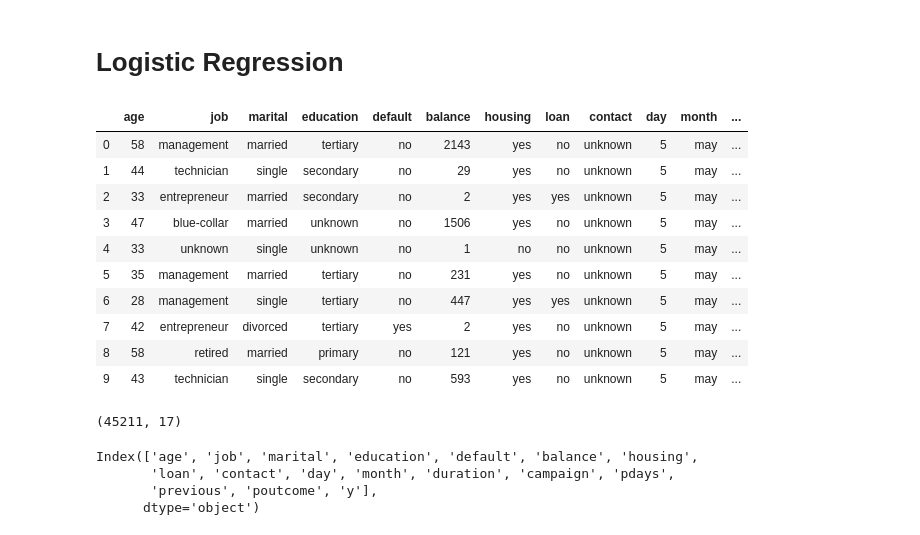
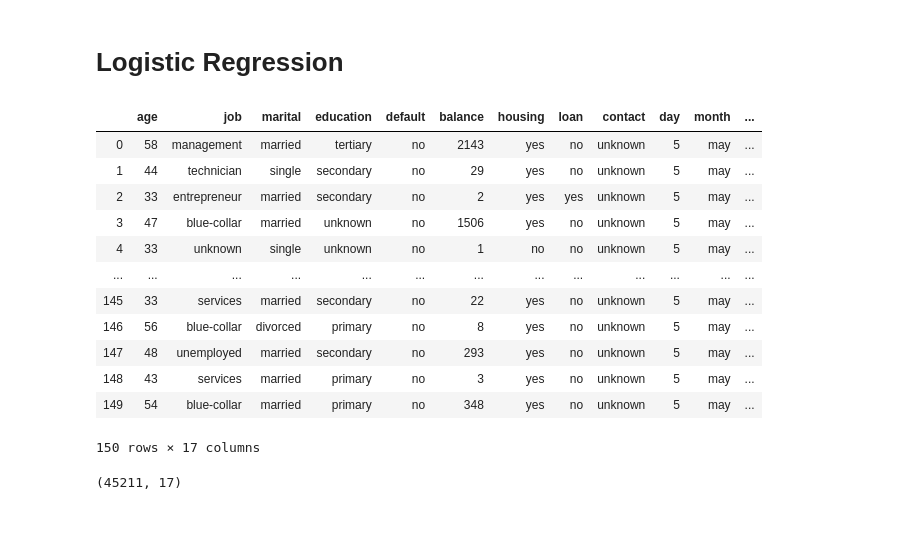
Before and after one commit to Santosh051985/Machine-Learning-Project, a Jupyter notebook: Logistic Regression/Client_deposite.ipynb, the cells around one changed output. Saved outputs shown, nothing was run; the diff lists cells and outputs as text; code cells hidden in the pictures.

```diff
--- a/Logistic Regression/Client_deposite.ipynb
+++ b/Logistic Regression/Client_deposite.ipynb
@@ -6,29 +6,25 @@ import numpy as np
 import matplotlib.pyplot as plt
 import seaborn as sns
 # %%
-df = pd.read_csv('bank-full.csv', sep=';')
+df = pd.read_csv('full.csv')
+#df.to_csv('full.csv')
 # %%
-df.head(10)
+df.head(150)
 # %% [output]
 |  | age | job | marital | education | default | balance | housing | loan | contact | day | month | ... |
 | 0 | 58 | management | married | tertiary | no | 2143 | yes | no | unknown | 5 | may | ... |
 | 1 | 44 | technician | single | secondary | no | 29 | yes | no | unknown | 5 | may | ... |
 | 2 | 33 | entrepreneur | married | secondary | no | 2 | yes | yes | unknown | 5 | may | ... |
 | 3 | 47 | blue-collar | married | unknown | no | 1506 | yes | no | unknown | 5 | may | ... |
 | 4 | 33 | unknown | single | unknown | no | 1 | no | no | unknown | 5 | may | ... |
-| 5 | 35 | management | married | tertiary | no | 231 | yes | no | unknown | 5 | may | ... |
-| 6 | 28 | management | single | tertiary | no | 447 | yes | yes | unknown | 5 | may | ... |
-| 7 | 42 | entrepreneur | divorced | tertiary | yes | 2 | yes | no | unknown | 5 | may | ... |
-| 8 | 58 | retired | married | primary | no | 121 | yes | no | unknown | 5 | may | ... |
-| 9 | 43 | technician | single | secondary | no | 593 | yes | no | unknown | 5 | may | ... |
+| ... | ... | ... | ... | ... | ... | ... | ... | ... | ... | ... | ... | ... |
+| 145 | 33 | services | married | secondary | no | 22 | yes | no | unknown | 5 | may | ... |
+| 146 | 56 | blue-collar | divorced | primary | no | 8 | yes | no | unknown | 5 | may | ... |
+| 147 | 48 | unemployed | married | secondary | no | 293 | yes | no | unknown | 5 | may | ... |
+| 148 | 43 | services | married | primary | no | 3 | yes | no | unknown | 5 | may | ... |
+| 149 | 54 | blue-collar | married | primary | no | 348 | yes | no | unknown | 5 | may | ... |
+150 rows × 17 columns
 # %%
 df.shape
 # %% [output]
 (45211, 17)
-# %%
-df.columns
-# %% [output]
-Index(['age', 'job', 'marital', 'education', 'default', 'balance', 'housing',
-       'loan', 'contact', 'day', 'month', 'duration', 'campaign', 'pdays',
-       'previous', 'poutcome', 'y'],
-      dtype='object')
```
Also changed, not shown: parts of 55 cells of this notebook.
